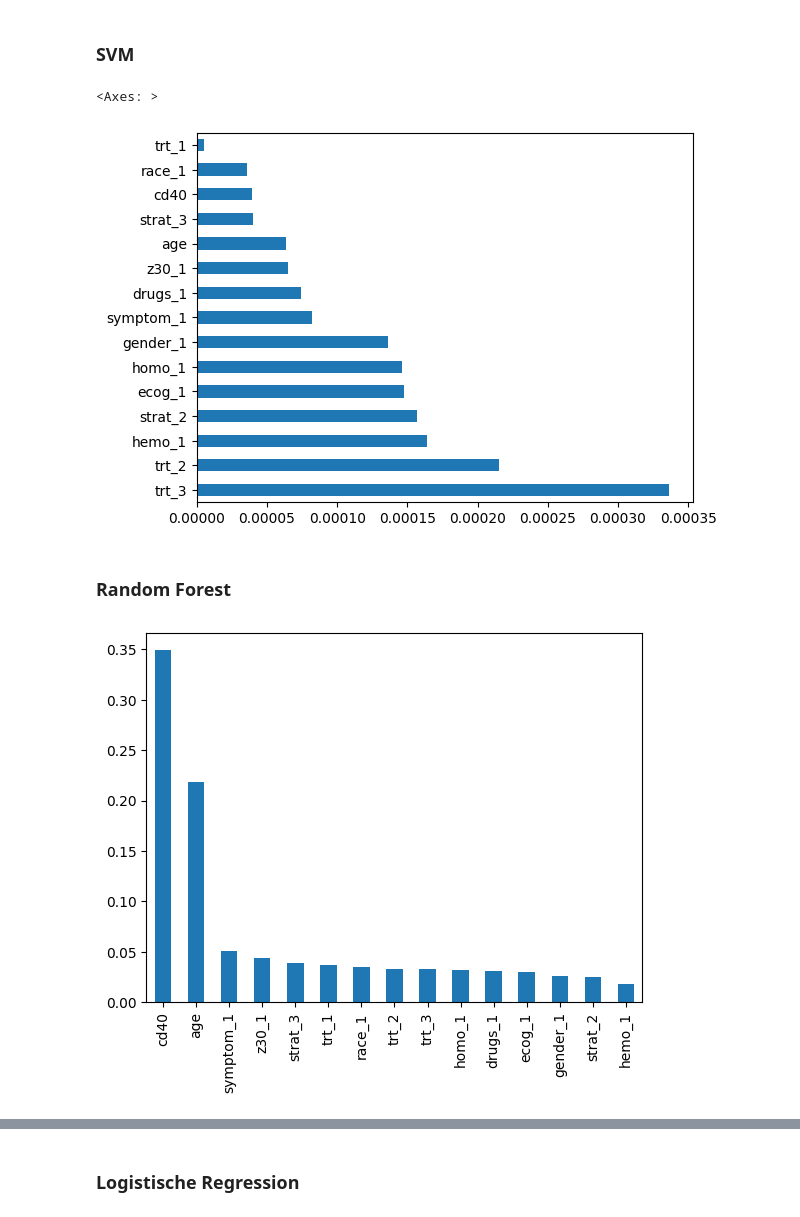
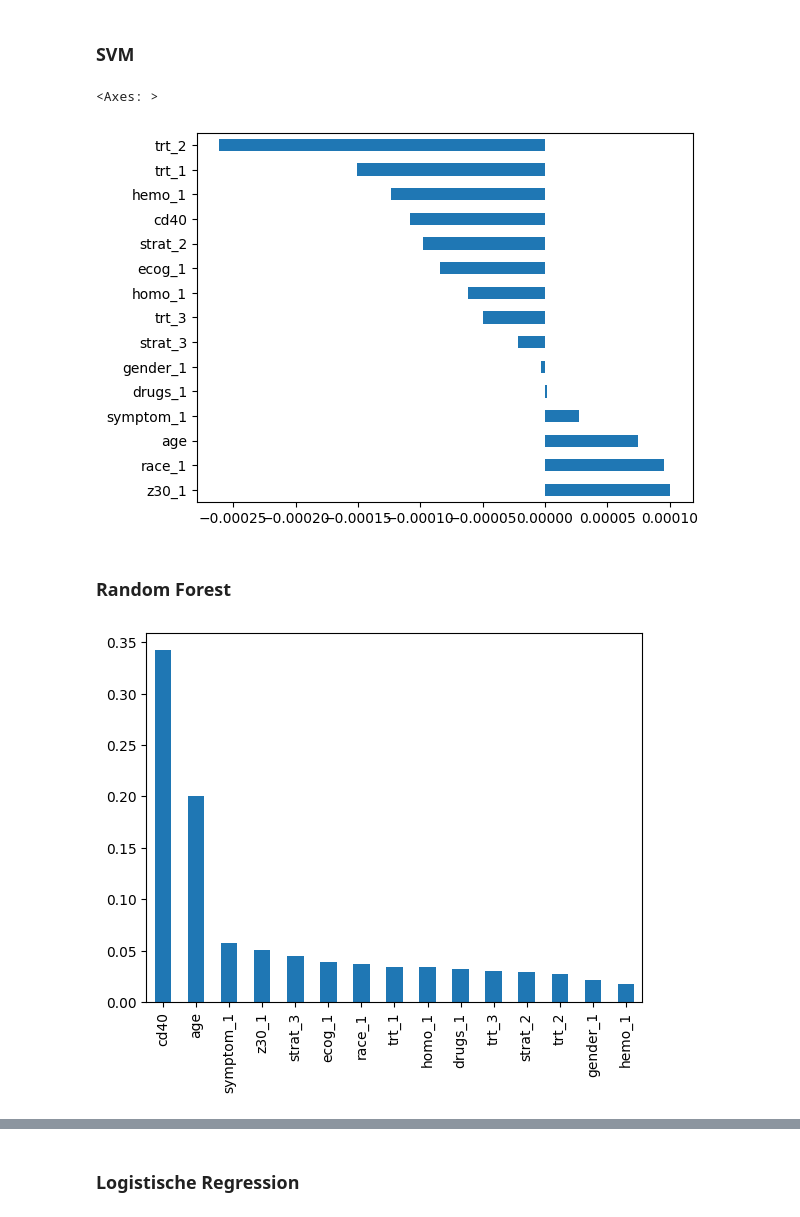
Before and after one commit to bogatyr-e/ml-prediction-aids, a Jupyter notebook: src/ml-survival-project.ipynb, the cells around one changed output, grey strips where cells are left out. Cells and saved outputs as stored; diff of their text form; code cells hidden in the pictures.

```diff
--- a/src/ml-survival-project.ipynb
+++ b/src/ml-survival-project.ipynb
@@ -74,7 +77,7 @@ df.head(5)
 | 4 | 0 | 43 | 0 | 1 | 0 | 1 | 0 | 1 | 3 | 0 | 504 | ... |
 # %%
 # one-hot-encoding
-cat_columns=['trt', 'hemo', 'homo', 'drugs', 'z30', 'race', 'gender', 'strat', 'symptom', 'ecog']
+cat_columns=['trt', 'homo', 'drugs', 'z30', 'gender', 'strat', 'symptom','hemo', 'race', 'ecog'] #
 df= pd.get_dummies(df, dtype=int, columns=cat_columns, drop_first=True)
 # %% [markdown]
 ## Datenspliting
@@ -149,7 +149,7 @@ Ok. Die Differenz bei `CD-4` ist keiner geworden.
 #Create a svm Classifier
 
 
-clf = svm.SVC(kernel='linear', random_state=42) # Linear Kernel # RBF # Sigmoid # Tanh
+clf = svm.SVC(kernel='linear', C=2, probability=True, random_state=42) # Linear Kernel # RBF # Sigmoid # Tanh
 clf.fit(X_train, y_train) #training
 
 #Predict the response for test dataset
@@ -250,7 +243,7 @@ for i in range(3):
 [drawing not drawn]
 [drawing not drawn]
 # %%
-param_dist = {'n_estimators': randint(50,500),
+param_dist = {'n_estimators': randint(20,300),
               'max_depth': randint(1,20)}
 
 # Create a random forest classifier
@@ -359,12 +364,12 @@ Genauigkeit von Random Forest: 0.735981308411215; running time: 0.17
 # %%
 
 feature_names = X_train.columns
 features = np.array(feature_names)
 
-pd.Series(abs(clf.coef_[0]), index=features).nlargest(15).plot(kind='barh')
+pd.Series((clf.coef_[0]), index=features).nlargest(15).plot(kind='barh') #abs(clf.coef_[0])
 # %% [output]
 <Axes: >
-[figure, old version]
+[figure, new version]
 # %% [markdown]
 ### Random Forest
 # %%
@@ -374,7 +379,7 @@ feature_importances = pd.Series(best_rf.feature_importances_, index=X_train.colu
 # Plot a simple bar chart
 feature_importances.plot.bar();
 # %% [output]
-[figure, old version]
+[figure, new version]
 # %%
 print(feature_importances)
 # %% [output]
```
Also changed, not shown: parts of 17 cells of this notebook.
